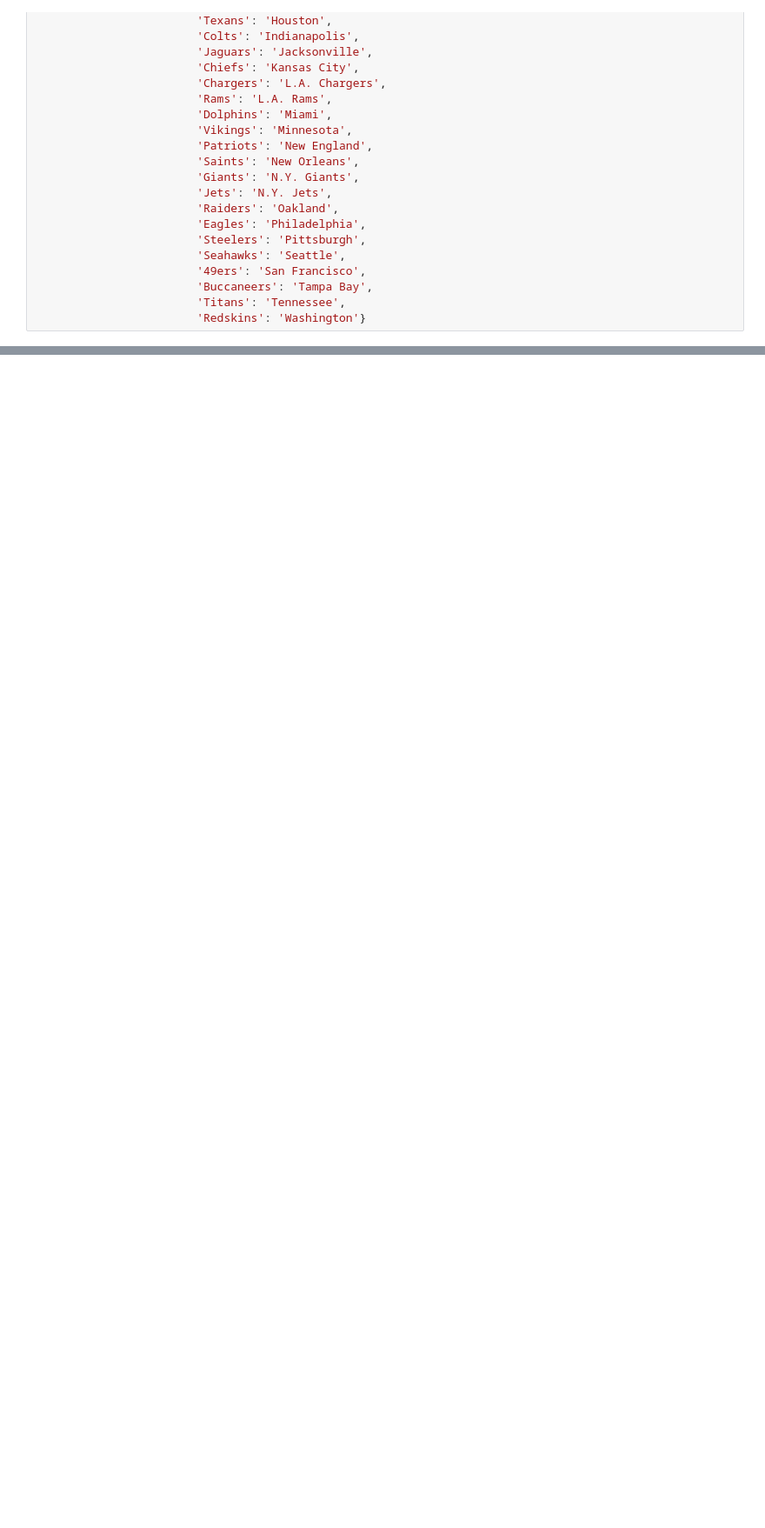
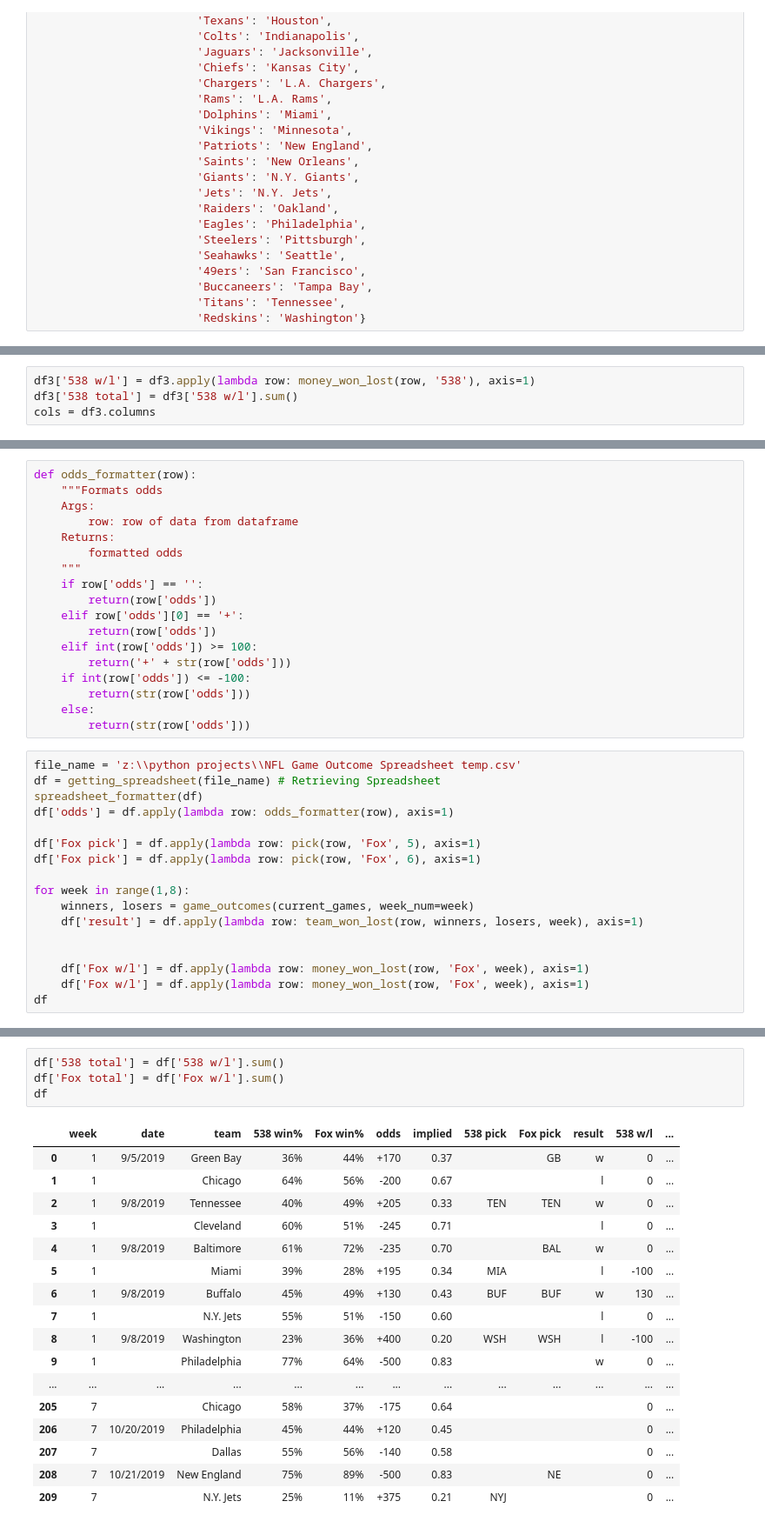
Before and after one commit to jmaloon1/NFL-Game-Predictor, a Jupyter notebook: Game Predictor.ipynb, the cells around one changed output, grey strips where cells are left out. Shown at 87% size. Drawn from its saved outputs; the diff is of its cells as text; blank space fills up the shorter version.

```diff
--- a/Game Predictor.ipynb
+++ b/Game Predictor.ipynb
@@ -748,0 +783,4 @@ df3
+# %%
+df3['538 w/l'] = df3.apply(lambda row: money_won_lost(row, '538'), axis=1)
+df3['538 total'] = df3['538 w/l'].sum()
+cols = df3.columns
@@ -748,0 +1069,35 @@ df3
+# %%
+def odds_formatter(row):
+    """Formats odds
+    Args:
+        row: row of data from dataframe
+    Returns:
+        formatted odds
+    """
+    if row['odds'] == '':
+        return(row['odds'])
+    elif row['odds'][0] == '+':
+        return(row['odds'])
+    elif int(row['odds']) >= 100:
+        return('+' + str(row['odds']))
+    if int(row['odds']) <= -100:
+        return(str(row['odds']))
+    else:
+        return(str(row['odds']))
+# %%
+file_name = 'z:\\python projects\\NFL Game Outcome Spreadsheet temp.csv'
+df = getting_spreadsheet(file_name) # Retrieving Spreadsheet
+spreadsheet_formatter(df)
+df['odds'] = df.apply(lambda row: odds_formatter(row), axis=1)
+
+df['Fox pick'] = df.apply(lambda row: pick(row, 'Fox', 5), axis=1)
+df['Fox pick'] = df.apply(lambda row: pick(row, 'Fox', 6), axis=1)
+
+for week in range(1,8):
+    winners, losers = game_outcomes(current_games, week_num=week)
+    df['result'] = df.apply(lambda row: team_won_lost(row, winners, losers, week), axis=1)
+
+
+    df['Fox w/l'] = df.apply(lambda row: money_won_lost(row, 'Fox', week), axis=1)
+    df['Fox w/l'] = df.apply(lambda row: money_won_lost(row, 'Fox', week), axis=1)
+df
@@ -748,0 +1246,22 @@ df3
+# %%
+df['538 total'] = df['538 w/l'].sum()
+df['Fox total'] = df['Fox w/l'].sum()
+df
+# %% [output]
+|  | week | date | team | 538 win% | Fox win% | odds | implied | 538 pick | Fox pick | result | 538 w/l | ... |
+| 0 | 1 | 9/5/2019 | Green Bay | 36% | 44% | +170 | 0.37 |  | GB | w | 0 | ... |
+| 1 | 1 |  | Chicago | 64% | 56% | -200 | 0.67 |  |  | l | 0 | ... |
+| 2 | 1 | 9/8/2019 | Tennessee | 40% | 49% | +205 | 0.33 | TEN | TEN | w | 0 | ... |
+| 3 | 1 |  | Cleveland | 60% | 51% | -245 | 0.71 |  |  | l | 0 | ... |
+| 4 | 1 | 9/8/2019 | Baltimore | 61% | 72% | -235 | 0.70 |  | BAL | w | 0 | ... |
+| 5 | 1 |  | Miami | 39% | 28% | +195 | 0.34 | MIA |  | l | -100 | ... |
+| 6 | 1 | 9/8/2019 | Buffalo | 45% | 49% | +130 | 0.43 | BUF | BUF | w | 130 | ... |
+| 7 | 1 |  | N.Y. Jets | 55% | 51% | -150 | 0.60 |  |  | l | 0 | ... |
+| 8 | 1 | 9/8/2019 | Washington | 23% | 36% | +400 | 0.20 | WSH | WSH | l | -100 | ... |
+| 9 | 1 |  | Philadelphia | 77% | 64% | -500 | 0.83 |  |  | w | 0 | ... |
+| ... | ... | ... | ... | ... | ... | ... | ... | ... | ... | ... | ... | ... |
+| 205 | 7 |  | Chicago | 58% | 37% | -175 | 0.64 |  |  |  | 0 | ... |
+| 206 | 7 | 10/20/2019 | Philadelphia | 45% | 44% | +120 | 0.45 |  |  |  | 0 | ... |
+| 207 | 7 |  | Dallas | 55% | 56% | -140 | 0.58 |  |  |  | 0 | ... |
+| 208 | 7 | 10/21/2019 | New England | 75% | 89% | -500 | 0.83 |  | NE |  | 0 | ... |
+| 209 | 7 |  | N.Y. Jets | 25% | 11% | +375 | 0.21 | NYJ |  |  | 0 | ... |
```
Also changed, not shown: parts of 23 cells of this notebook.
